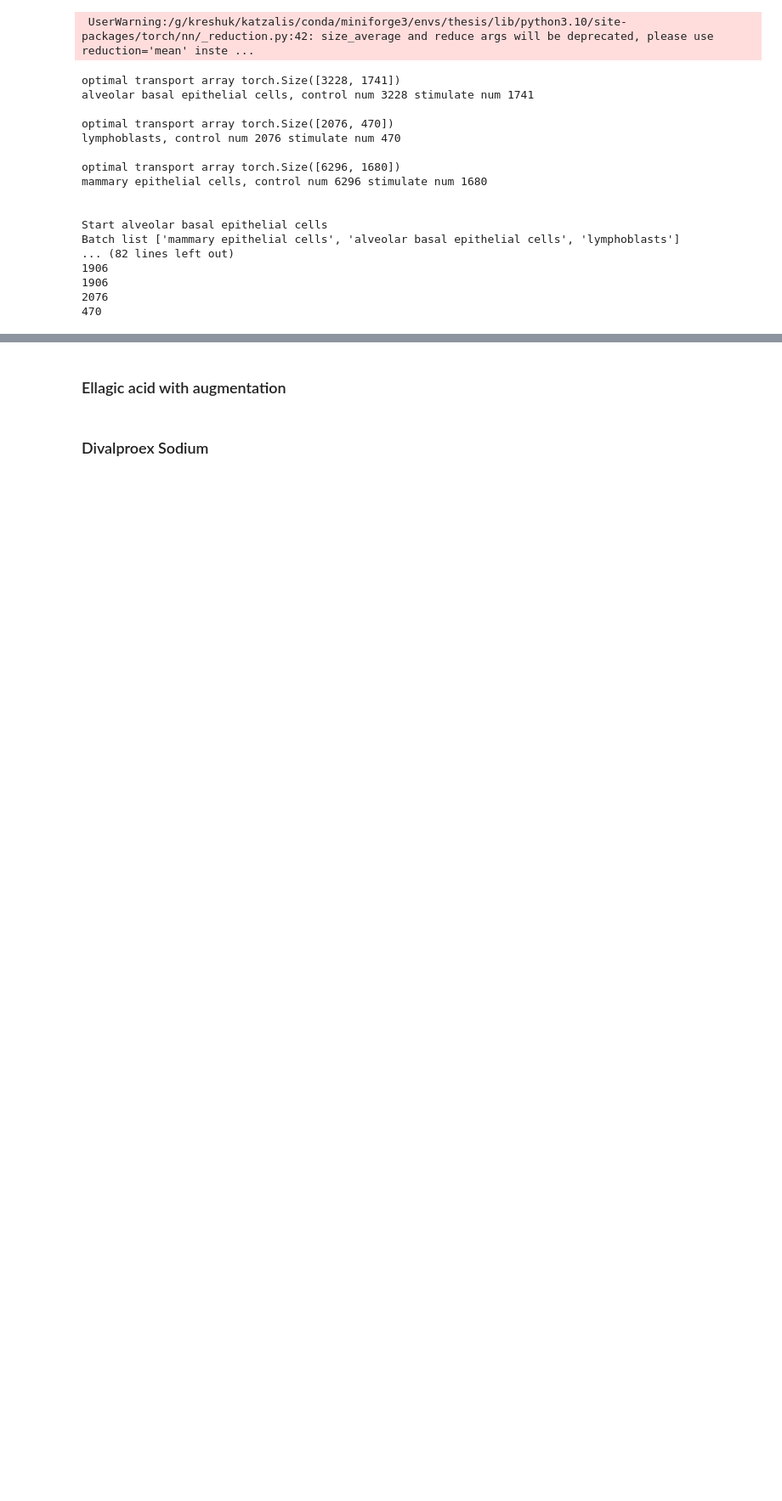
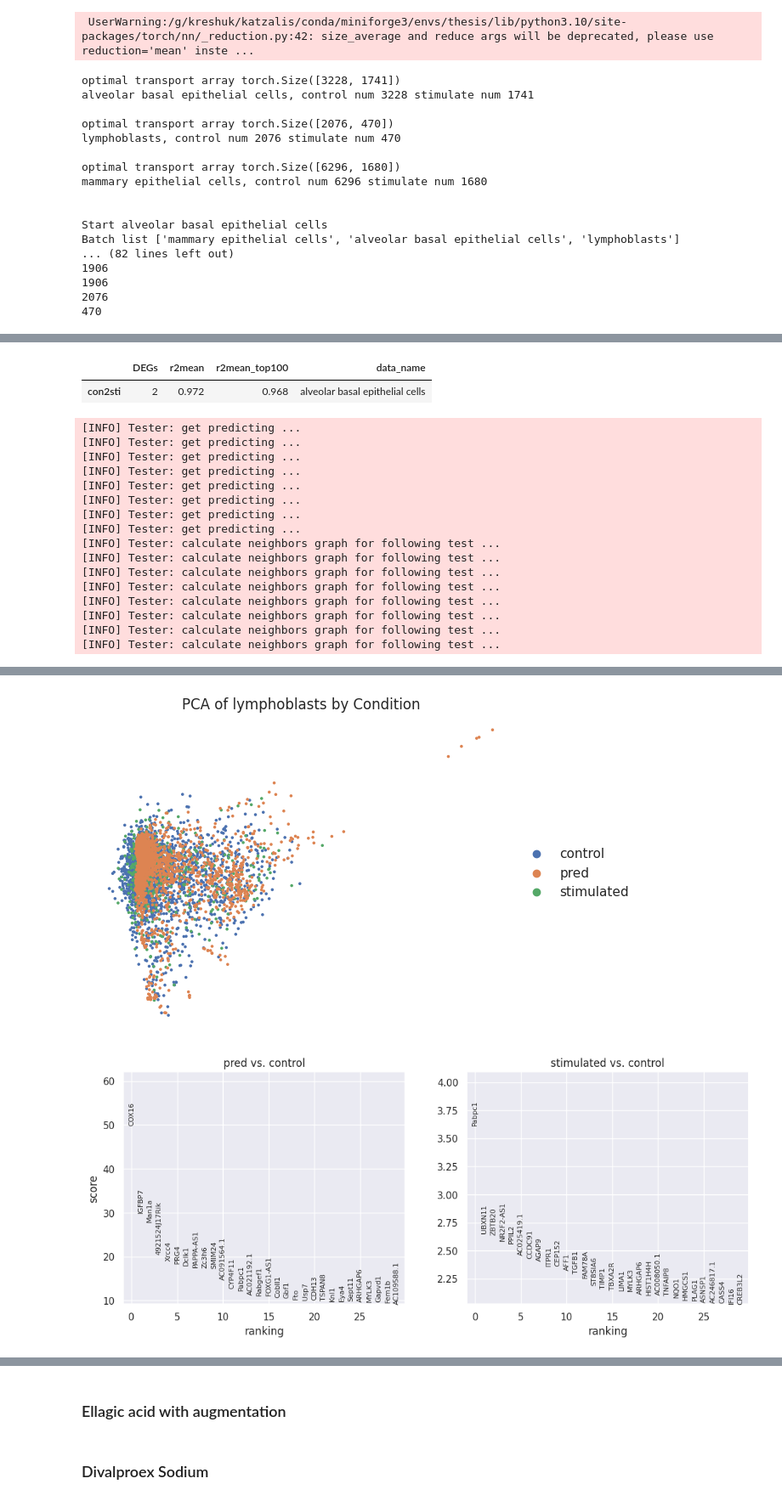
Before and after one commit to thodkatz/thesis, a Jupyter notebook: experiments/scbutterfly-perturbation.ipynb, the cells around one changed output, grey strips where cells are left out. Shown at 85% size. Drawn from its saved outputs; the diff is of its cells as text; code cells hidden in the pictures; blank space fills up the shorter version.

```diff
--- a/experiments/scbutterfly-perturbation.ipynb
+++ b/experiments/scbutterfly-perturbation.ipynb
@@ -445,0 +542,40 @@ cluster_index
+# %%
+import pandas as pd
+print(file_path)
+cluster_index = pd.read_csv(f'{file_path}/cluster_index.csv', index_col=0)
+cluster_index
+# %% [output]
+|  | DEGs | r2mean | r2mean_top100 | data_name |
+| con2sti | 2 | 0.972 | 0.968 | alveolar basal epithelial cells |
+# %%
+print(file_path)
+model_perturb1.test(
+    test_id_r = test_id_control,
+    test_id_a = test_id_perturb,
+    model_path = None,
+    load_model = None,
+    output_path = file_path,
+    test_pca = True,
+    test_DEGs = True,
+    test_R2 = True,
+    test_dotplot = True,
+    output_data = False,
+    return_predict = False
+)
+# %% [output]
+[INFO] Tester: get predicting ...
+[INFO] Tester: get predicting ...
+[INFO] Tester: get predicting ...
+[INFO] Tester: get predicting ...
+[INFO] Tester: get predicting ...
+[INFO] Tester: get predicting ...
+[INFO] Tester: get predicting ...
+[INFO] Tester: get predicting ...
+[INFO] Tester: calculate neighbors graph for following test ...
+[INFO] Tester: calculate neighbors graph for following test ...
+[INFO] Tester: calculate neighbors graph for following test ...
+[INFO] Tester: calculate neighbors graph for following test ...
+[INFO] Tester: calculate neighbors graph for following test ...
+[INFO] Tester: calculate neighbors graph for following test ...
+[INFO] Tester: calculate neighbors graph for following test ...
+[INFO] Tester: calculate neighbors graph for following test ...
@@ -445,0 +583,2 @@ cluster_index
+[figure, added]
+[figure, added]
```
Also changed, not shown: parts of 21 cells of this notebook.
